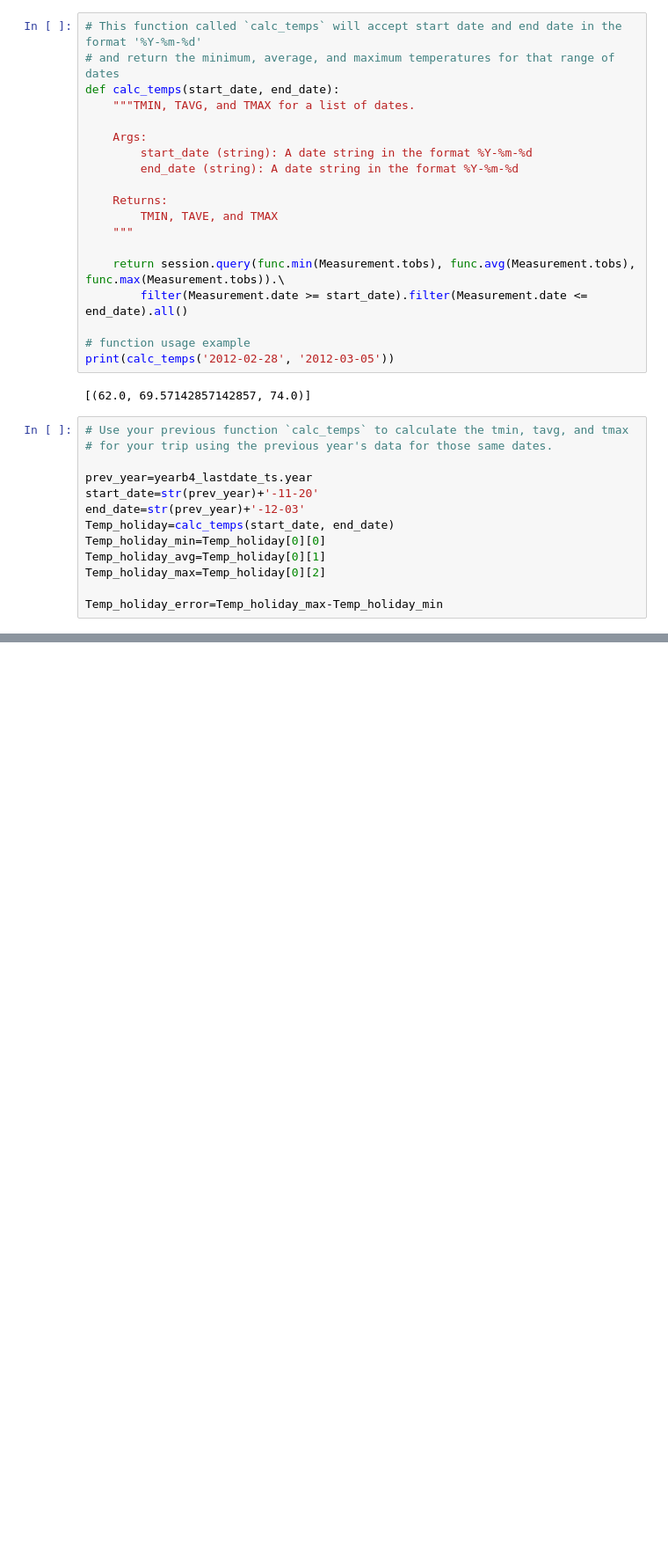
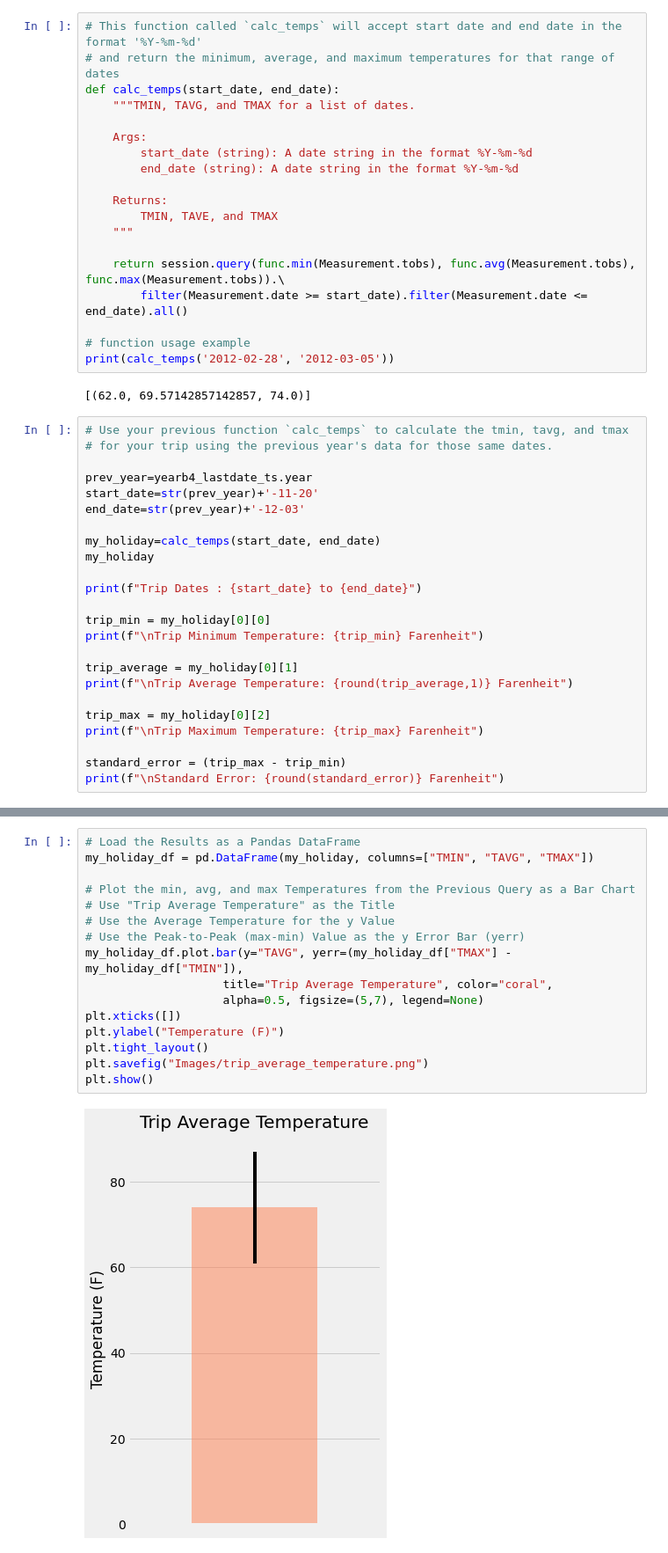
Before and after one commit to fasahathsyeda/sqlalchemy-challenge, a Jupyter notebook: climate_starter.ipynb, the cells around one changed output, grey strips where cells are left out. Shown at 88% size. Drawn from its saved outputs; the diff is of its cells as text; blank space fills up the shorter version.

```diff
--- a/climate_starter.ipynb
+++ b/climate_starter.ipynb
@@ -186,9 +234,20 @@ print(calc_temps('2012-02-28', '2012-03-05'))
 prev_year=yearb4_lastdate_ts.year
 start_date=str(prev_year)+'-11-20'
 end_date=str(prev_year)+'-12-03'
-Temp_holiday=calc_temps(start_date, end_date)
-Temp_holiday_min=Temp_holiday[0][0]
-Temp_holiday_avg=Temp_holiday[0][1]
-Temp_holiday_max=Temp_holiday[0][2]
 
-Temp_holiday_error=Temp_holiday_max-Temp_holiday_min
+my_holiday=calc_temps(start_date, end_date)
+my_holiday
+
+print(f"Trip Dates : {start_date} to {end_date}")
+
+trip_min = my_holiday[0][0]
+print(f"\nTrip Minimum Temperature: {trip_min} Farenheit")
+
+trip_average = my_holiday[0][1]
+print(f"\nTrip Average Temperature: {round(trip_average,1)} Farenheit")
+
+trip_max = my_holiday[0][2]
+print(f"\nTrip Maximum Temperature: {trip_max} Farenheit")
+
+standard_error = (trip_max - trip_min)
+print(f"\nStandard Error: {round(standard_error)} Farenheit")
@@ -207,0 +264,18 @@ plt.show()
+# %%
+# Load the Results as a Pandas DataFrame
+my_holiday_df = pd.DataFrame(my_holiday, columns=["TMIN", "TAVG", "TMAX"])
+
+# Plot the min, avg, and max Temperatures from the Previous Query as a Bar Chart
+# Use "Trip Average Temperature" as the Title
+# Use the Average Temperature for the y Value
+# Use the Peak-to-Peak (max-min) Value as the y Error Bar (yerr)
+my_holiday_df.plot.bar(y="TAVG", yerr=(my_holiday_df["TMAX"] - my_holiday_df["TMIN"]),
+                    title="Trip Average Temperature", color="coral",
+                    alpha=0.5, figsize=(5,7), legend=None)
+plt.xticks([])
+plt.ylabel("Temperature (F)")
+plt.tight_layout()
+plt.savefig("Images/trip_average_temperature.png")
+plt.show()
+# %% [output]
+[figure, added]
```
Also changed, not shown: parts of 20 cells of this notebook, 4 other files.
